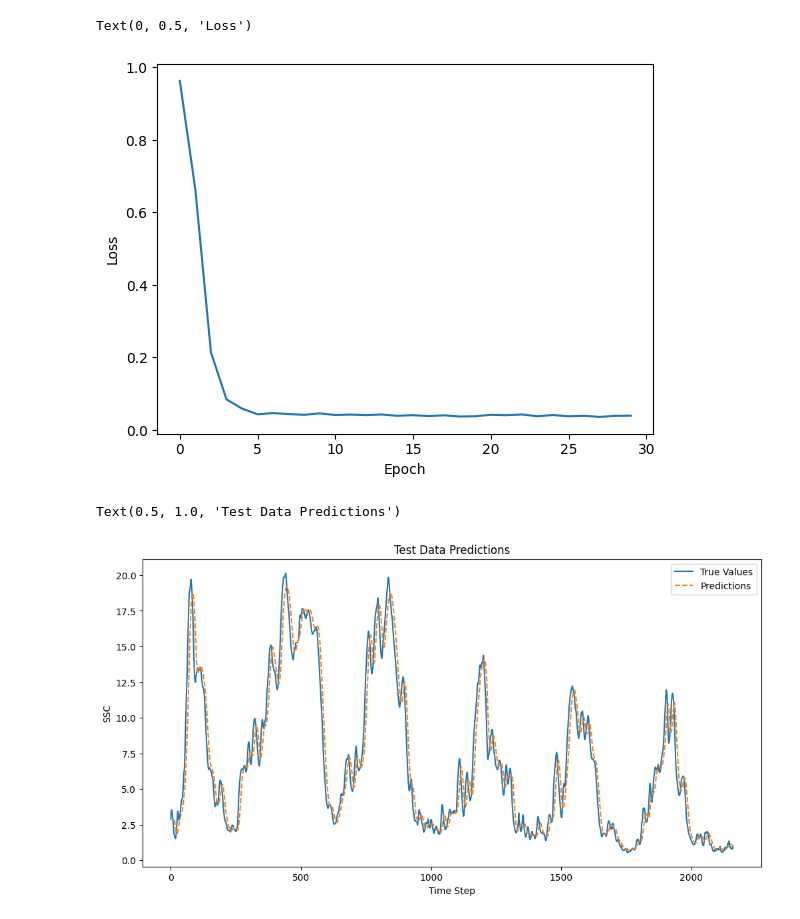
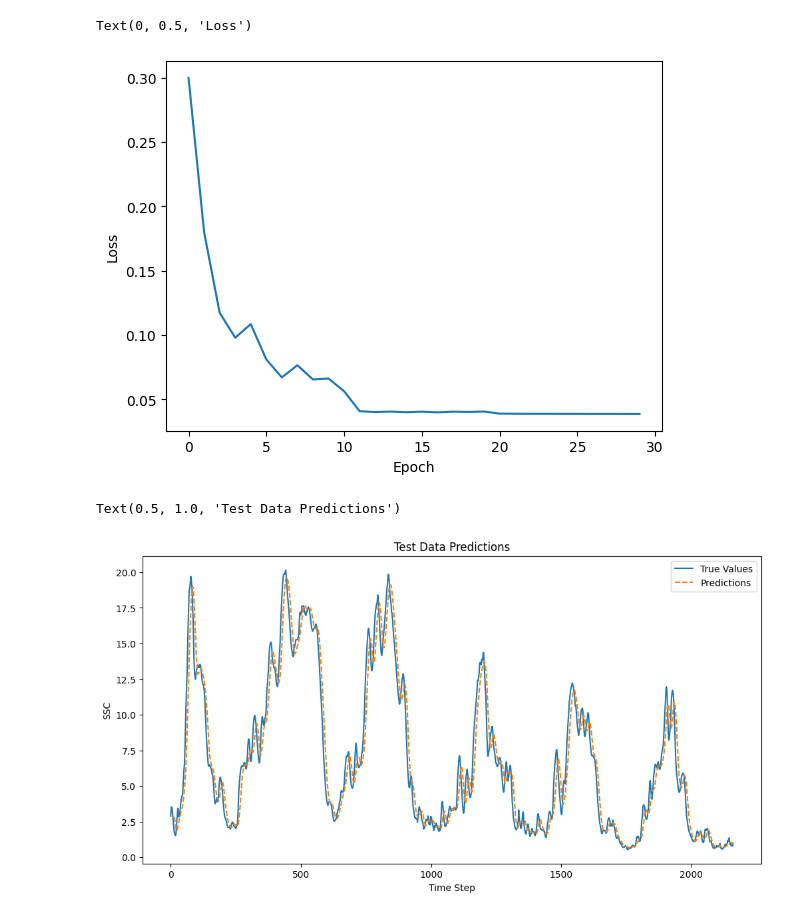
Before and after one commit to Fluvial-UMass/swot-ml, a Jupyter notebook: src/test_LSTM.ipynb, the cells around one changed output. Saved outputs shown, nothing was run; the diff lists cells and outputs as text; code cells hidden in the pictures.

Commit message:
fixed optimizer updating

```diff
--- a/src/test_LSTM.ipynb
+++ b/src/test_LSTM.ipynb
@@ -13,16 +13,16 @@ from data import DataLoader, normalize_data
 feature_labels = ['Q']
 target_label = 'SSC'
 split_date = '2018-01-01'
-num_samples = 1000
+num_samples = 5000
 sequence_length = 14
 batch_size = 64
 num_epochs = 30
 max_grad_norm = 1
 
 lr_schedule = {
-    0: 0.001,
-    10: 0.0005,
-    20: 0.0001}
+    0: 0.01,
+    10: 0.005,
+    20: 0.001}
 
 feature_size = len(feature_labels)
 output_size = 1
@@ -38,7 +38,7 @@ train_norm, scale = normalize_data(train_data)
 test_norm, _ = normalize_data(test_data, scale=scale)
 
 # Use the dataloader to generate batches for the training set
-train_dataloader_gen = DataLoader((train_norm[feature_labels].values, train_norm[target_label].values), batch_size, sequence_length)
+train_dataloader_gen = DataLoader((train_norm[feature_labels].values, train_norm[target_label].values), batch_size, sequence_length,shuffle=False)
 
 # Use the dataloader to generate batches for the testing set
 test_dataloader_gen = DataLoader((test_norm[feature_labels].values, test_norm[target_label].values), batch_size, sequence_length, shuffle=False)
@@ -48,39 +48,39 @@ key = jax.random.PRNGKey(0)
 model = LSTM(in_size=feature_size,
              out_size=output_size,
              hidden_size=50,
              key=key)
 
+# Initialize optimizer
+current_lr = lr_dict_scheduler(0, lr_schedule)
+optim = optax.adam(current_lr)
+opt_state = optim.init(model)
+
 # Training loop
-current_loss = np.inf
 loss_list = []
-
 pbar = trange(num_epochs, desc="Epoch")
 for epoch in pbar:
     current_lr = lr_dict_scheduler(epoch, lr_schedule)
     optim = optax.adam(current_lr)
-
-    # Reinitialize optimizer state
-    opt_state = optim.init(model)
 
     total_loss = 0
     num_batches = 0
     for x_batch, y_batch in train_dataloader_gen:
         loss, model, opt_state = make_step(model, x_batch, y_batch, opt_state, optim, max_grad_norm)
         total_loss += loss
         num_batches += 1
         if num_batches * batch_size >= num_samples:
             break
     current_loss = total_loss / num_batches
     loss_list.append(current_loss)
     pbar.set_postfix_str(f"Loss: {current_loss:.4f}")
 
 plt.close()
 plt.plot(loss_list)
 plt.xlabel('Epoch')
 plt.ylabel('Loss')
 # %% [output]
 Text(0, 0.5, 'Loss')
-[figure, old version]
+[figure, new version]
 # %%
 # Initialize lists to store predictions and true values
 predictions = []
@@ -107,4 +107,4 @@ plt.legend()
 plt.title('Test Data Predictions')
 # %% [output]
 Text(0.5, 1.0, 'Test Data Predictions')
-[figure, old version]
+[figure, new version]
```
Also changed, not shown: 1 other file.
